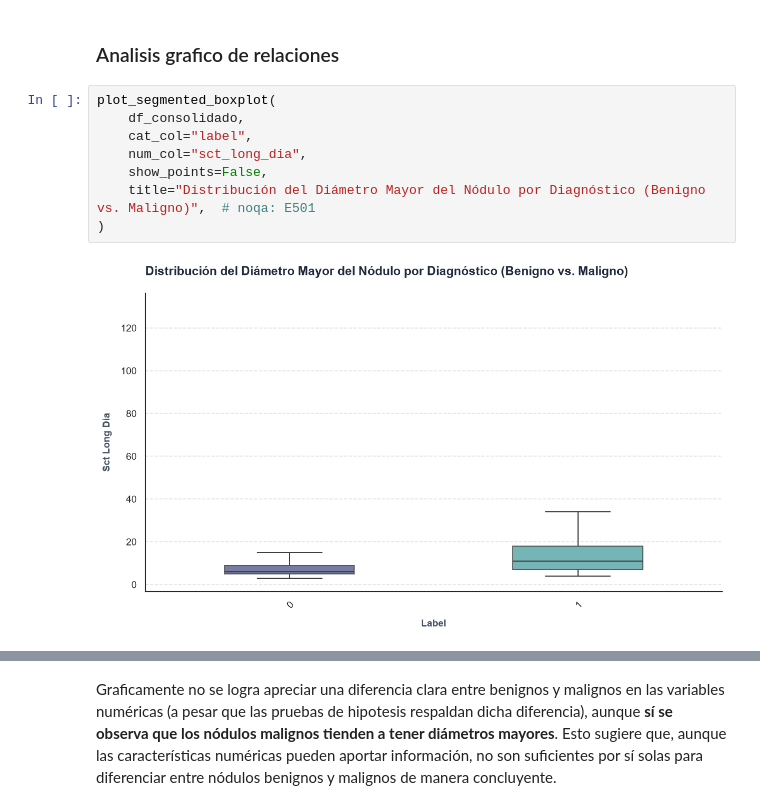
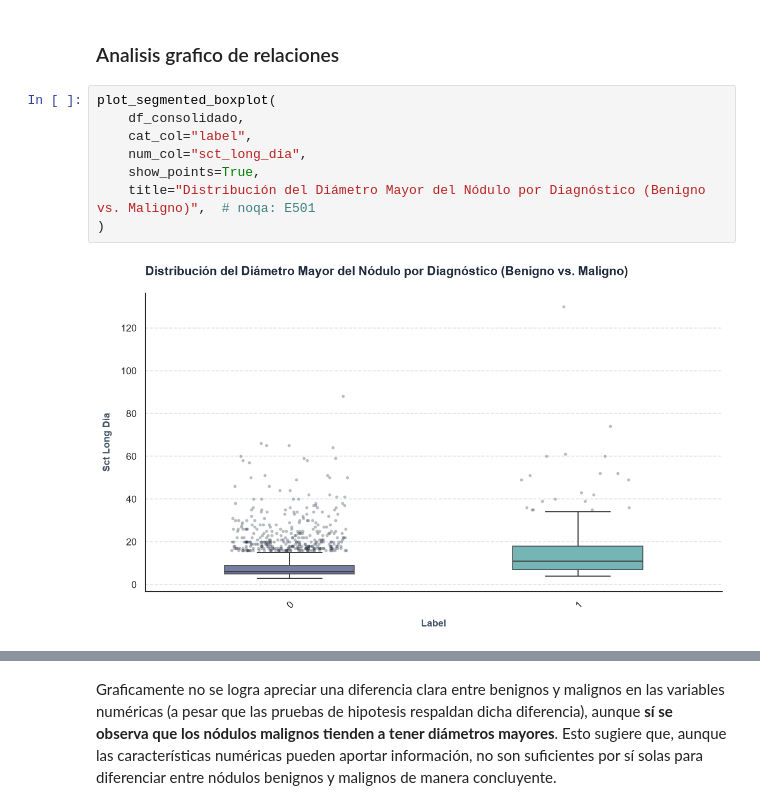
Before and after one commit to juanpablocarrillohortua/health_tech_lung_cancer, a Jupyter notebook: notebooks/image_caracteristics.ipynb, the cells around one changed output, grey strips where cells are left out. Saved outputs shown, nothing was run; the diff lists cells and outputs as text.

```diff
--- a/notebooks/image_caracteristics.ipynb
+++ b/notebooks/image_caracteristics.ipynb
@@ -704,12 +720,12 @@ Las variables que tienen una dependencia estadísticamente significativa con la
 # %%
 plot_segmented_boxplot(
     df_consolidado,
     cat_col="label",
     num_col="sct_long_dia",
-    show_points=False,
+    show_points=True,
     title="Distribución del Diámetro Mayor del Nódulo por Diagnóstico (Benigno vs. Maligno)",  # noqa: E501
 )
 # %% [output]
-[figure, old version]
+[figure, new version]
 # %%
 plot_segmented_boxplot(
```
Also changed, not shown: parts of 32 cells of this notebook, 3 other files.
